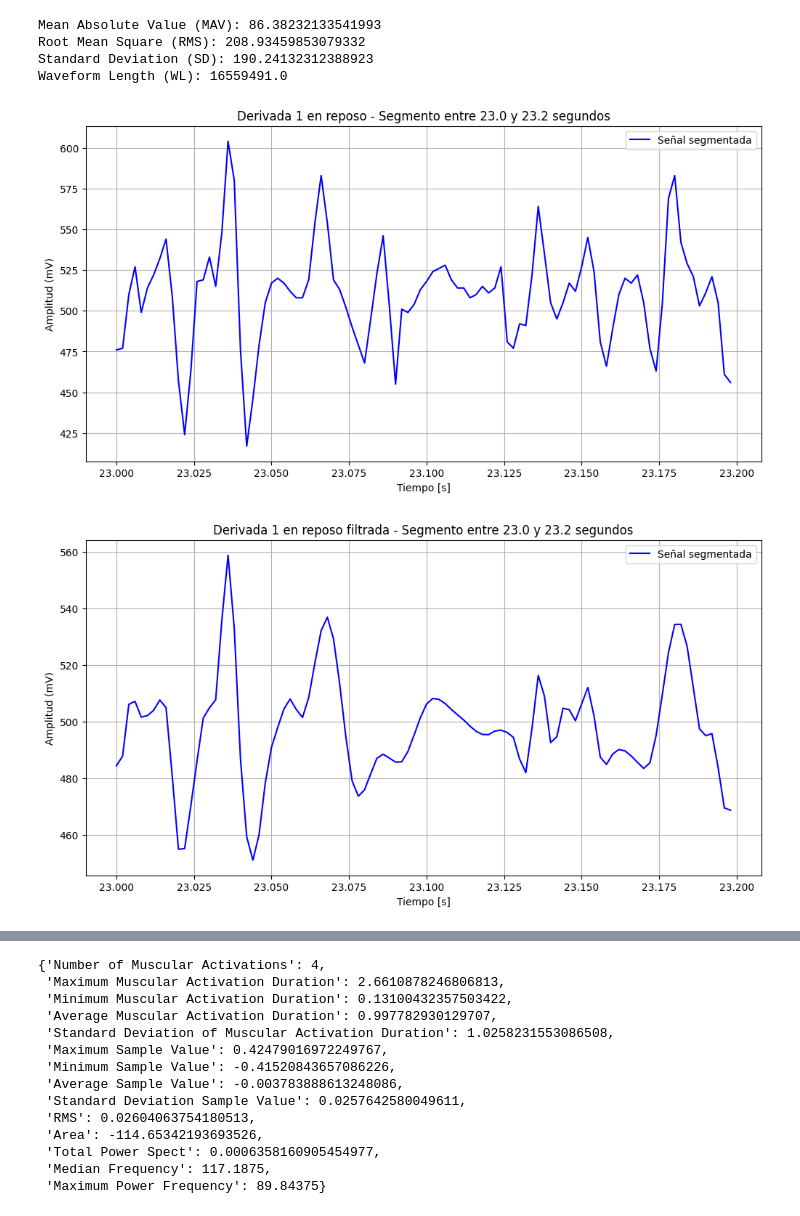
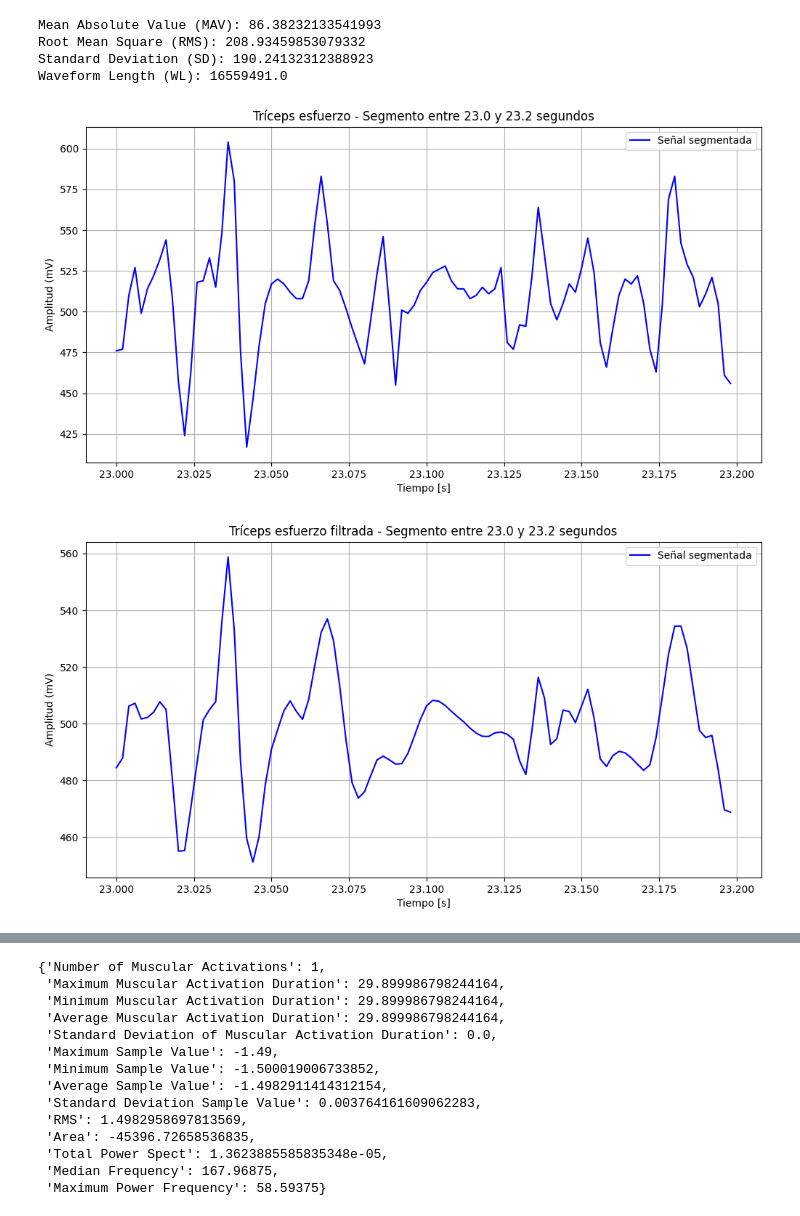
Before and after one commit to DianaCortezL/ISB-Grupo-5, a Jupyter notebook: ISB/Laboratorios/Lab09 - Procesamiento de EMG/EMG/prueba2/Triceps_esfuerzo.ipynb, the cells around one changed output, grey strips where cells are left out. Saved outputs shown, nothing was run; the diff lists cells and outputs as text; code cells hidden in the pictures.

Commit message:
tríceps_esfuerzo

```diff
--- a/ISB/Laboratorios/Lab09 - Procesamiento de EMG/EMG/prueba2/Triceps_esfuerzo.ipynb
+++ b/ISB/Laboratorios/Lab09 - Procesamiento de EMG/EMG/prueba2/Triceps_esfuerzo.ipynb
@@ -173,37 +171,37 @@ Waveform Length (WL): 16559491.0
 # Intervalo de tiempo en segundos
 start_time = 23.000
 end_time = 23.200
 
 # Convertir el tiempo a índices
 start_index = int(start_time * fs)
 end_index = int(end_time * fs)
 
 # Segmentar la señal en el intervalo especificado
 segment_reposoD1 = reposoD1[start_index:end_index]
 segment_emg_signal = emg_signal[start_index:end_index]
 
 # Vector de tiempo para el segmento
 t_segment = t[start_index:end_index]
 
 # Ploteo de la señal segmentada en el dominio del tiempo
 def plot_segmented_time_domain(time, signal, title):
     plt.figure(figsize=(12, 6))
     plt.plot(time, signal, label='Señal segmentada', color='b')
     plt.title(f'{title} - Segmento entre {start_time} y {end_time} segundos')
     plt.xlabel('Tiempo [s]')
     plt.ylabel('Amplitud (mV)')
     plt.grid(True)
     plt.legend()
     plt.show()
 
 # Ploteo de la señal original segmentada
-plot_segmented_time_domain(t_segment, segment_reposoD1, 'Derivada 1 en reposo')
+plot_segmented_time_domain(t_segment, segment_reposoD1, 'Tríceps esfuerzo')
 
 # Ploteo de la señal filtrada segmentada
-plot_segmented_time_domain(t_segment, segment_emg_signal, 'Derivada 1 en reposo filtrada')
+plot_segmented_time_domain(t_segment, segment_emg_signal, 'Tríceps esfuerzo filtrada')
 # %% [output]
-[figure, old version]
+[figure, new version]
-[figure, old version]
+[figure, new version]
 # %%
 # Load of data
 data, header = bsnb.load("C:/Users/Joaquin/Desktop/Repositorio Señales/ISB-Grupo-5/Otros/Archivos_varios/Lab4_EMG/triceps_esfuerzo.txt", get_header=True)
@@ -299,19 +297,19 @@ Maximum Power Frequency:  89.84375 Hz
 [interactive output not drawn]
 [interactive output not drawn]
 # %%
-bsnb.emg_parameters(vals, fs, raw_to_mv=False)
+bsnb.emg_parameters(vals, fs, raw_to_mv=True)
 # %% [output]
-{'Number of Muscular Activations': 4,
- 'Maximum Muscular Activation Duration': 2.6610878246806813,
- 'Minimum Muscular Activation Duration': 0.13100432357503422,
- 'Average Muscular Activation Duration': 0.997782930129707,
- 'Standard Deviation of Muscular Activation Duration': 1.0258231553086508,
- 'Maximum Sample Value': 0.42479016972249767,
- 'Minimum Sample Value': -0.41520843657086226,
- 'Average Sample Value': -0.003783888613248086,
- 'Standard Deviation Sample Value': 0.0257642580049611,
- 'RMS': 0.02604063754180513,
- 'Area': -114.65342193693526,
- 'Total Power Spect': 0.0006358160905454977,
- 'Median Frequency': 117.1875,
- 'Maximum Power Frequency': 89.84375}
+{'Number of Muscular Activations': 1,
+ 'Maximum Muscular Activation Duration': 29.899986798244164,
+ 'Minimum Muscular Activation Duration': 29.899986798244164,
+ 'Average Muscular Activation Duration': 29.899986798244164,
+ 'Standard Deviation of Muscular Activation Duration': 0.0,
+ 'Maximum Sample Value': -1.49,
+ 'Minimum Sample Value': -1.500019006733852,
+ 'Average Sample Value': -1.4982911414312154,
+ 'Standard Deviation Sample Value': 0.003764161609062283,
+ 'RMS': 1.4982958697813569,
+ 'Area': -45396.72658536835,
+ 'Total Power Spect': 1.3623885585835348e-05,
+ 'Median Frequency': 167.96875,
+ 'Maximum Power Frequency': 58.59375}
```
Also changed, not shown: parts of 2 cells of this notebook.
